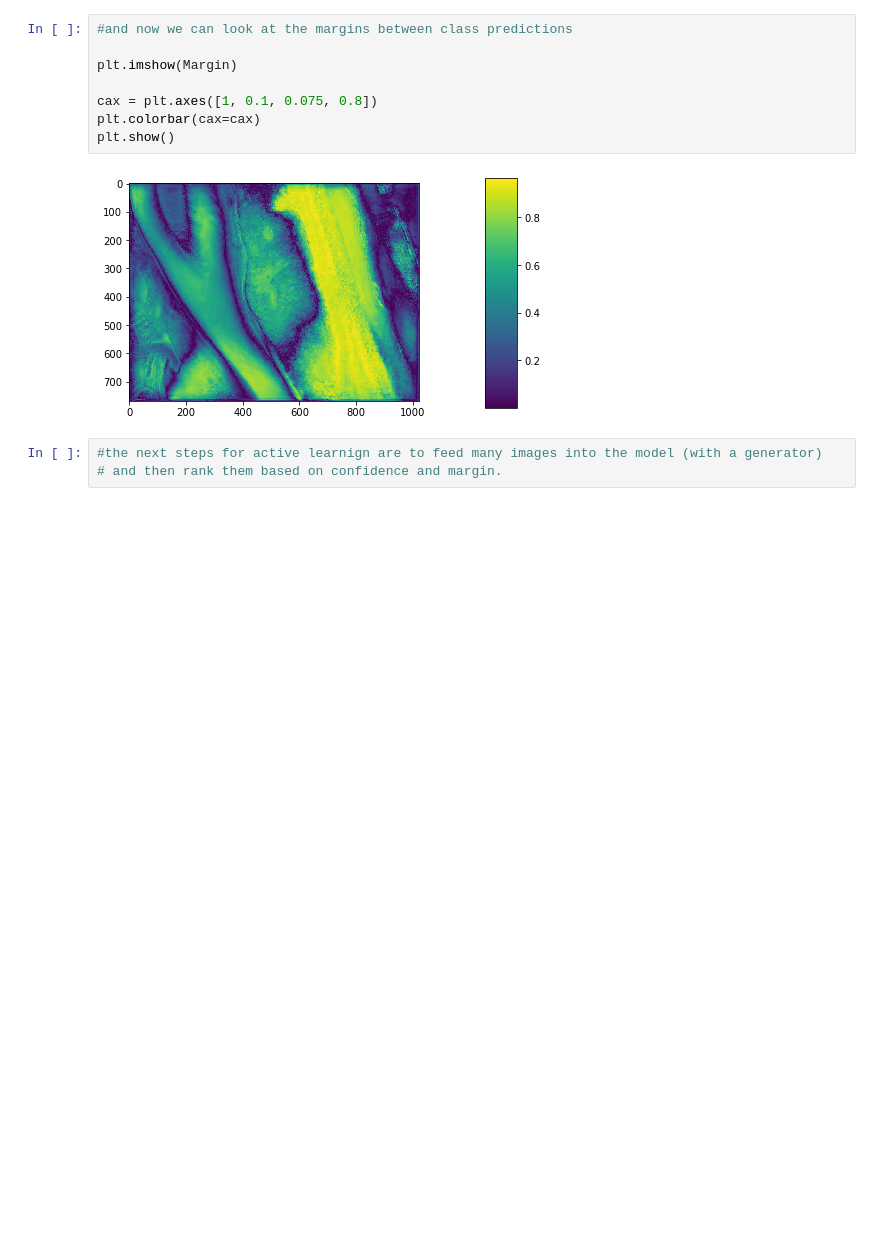
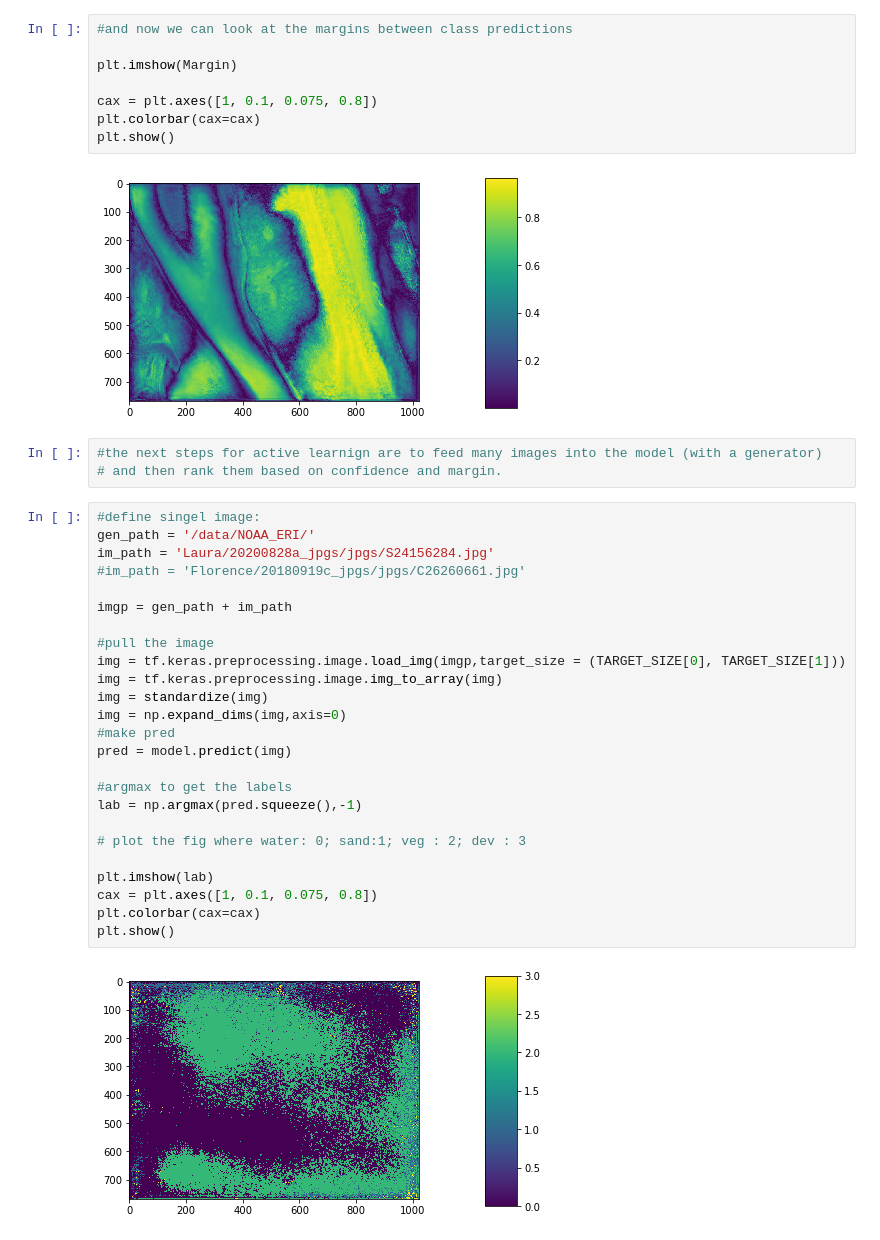
Before and after one commit to ebgoldstein/SegmentationActiveLearning, a Jupyter notebook: src/InvestigateModelOutputs.ipynb, the cells around one changed output. Saved outputs shown, nothing was run; the diff lists cells and outputs as text; blank space fills up the shorter version.

```diff
--- a/src/InvestigateModelOutputs.ipynb
+++ b/src/InvestigateModelOutputs.ipynb
@@ -158,3 +160,30 @@ plt.show()
 # %%
 #the next steps for active learnign are to feed many images into the model (with a generator)
 # and then rank them based on confidence and margin.
+# %%
+#define singel image:
+gen_path = '/data/NOAA_ERI/'
+im_path = 'Laura/20200828a_jpgs/jpgs/S24156284.jpg'
+#im_path = 'Florence/20180919c_jpgs/jpgs/C26260661.jpg'
+
+imgp = gen_path + im_path
+
+#pull the image
+img = tf.keras.preprocessing.image.load_img(imgp,target_size = (TARGET_SIZE[0], TARGET_SIZE[1]))
+img = tf.keras.preprocessing.image.img_to_array(img)
+img = standardize(img)
+img = np.expand_dims(img,axis=0)
+#make pred
+pred = model.predict(img)
+
+#argmax to get the labels
+lab = np.argmax(pred.squeeze(),-1)
+
+# plot the fig where water: 0; sand:1; veg : 2; dev : 3
+
+plt.imshow(lab)
+cax = plt.axes([1, 0.1, 0.075, 0.8])
+plt.colorbar(cax=cax)
+plt.show()
+# %% [output]
+[figure, added]
```
Also changed, not shown: parts of 3 cells of this notebook, 1 other file.
